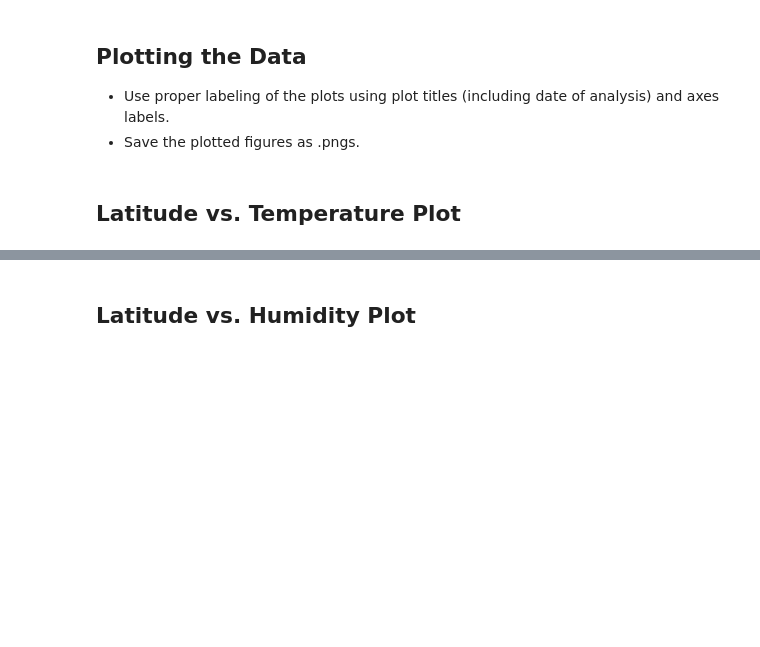
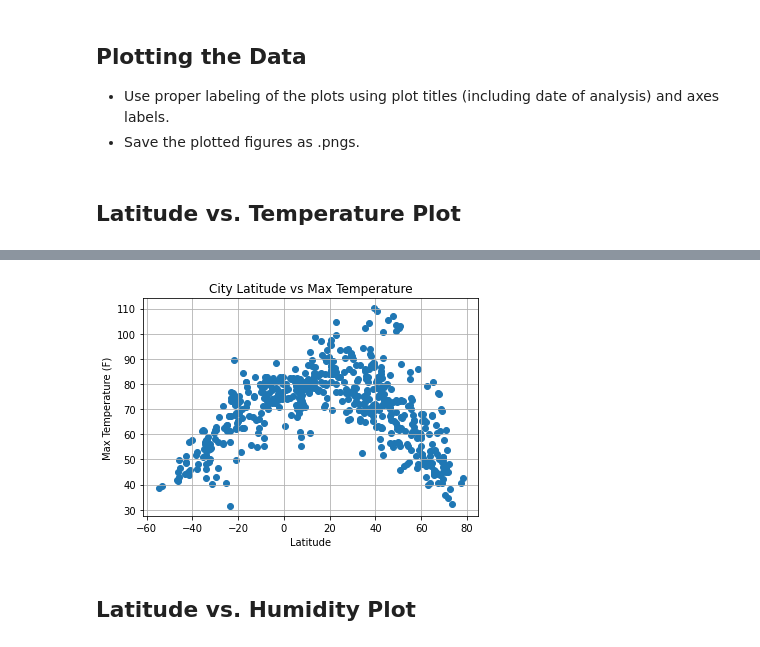
Before and after one commit to amendoza1990/python-api-challenge, a Jupyter notebook: WeatherPy/WeatherPy.ipynb, the cells around one changed output, grey strips where cells are left out. Saved outputs shown, nothing was run; the diff lists cells and outputs as text; code cells hidden in the pictures; blank space fills up the shorter version.

```diff
--- a/WeatherPy/WeatherPy.ipynb
+++ b/WeatherPy/WeatherPy.ipynb
@@ -138,2 +212,19 @@ Int64Index([], dtype='int64')
+# %%
+latitude = clean_city_data["Lat"]
+temperature = clean_city_data["Max Temp"]
+plt.scatter(latitude, temperature)
+
+#Add tittle and labels
+
+plt.title ("City Latitude vs Max Temperature")
+plt.ylabel("Max Temperature (F)")
+plt.xlabel("Latitude")
+plt.grid(True)
+
+#Save as .png
+
+plt.savefig("output_data/latitude_vs_temperature.png")
+# %% [output]
+[figure, added]
 # %% [markdown]
 ## Latitude vs. Humidity Plot
```
Also changed, not shown: parts of 34 cells of this notebook, 7 other files.
